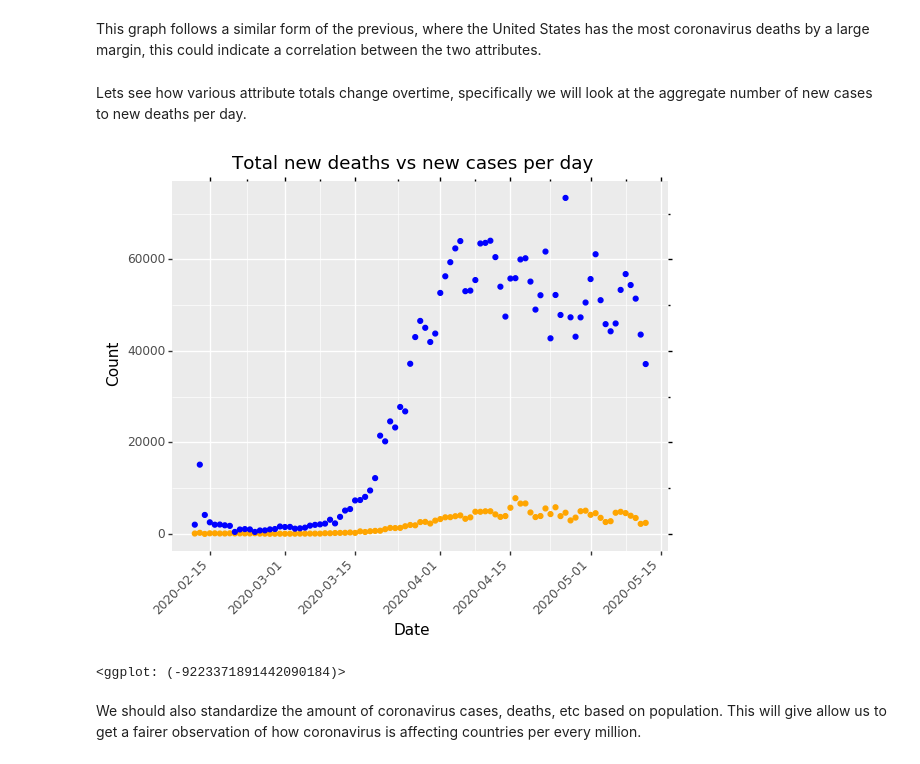
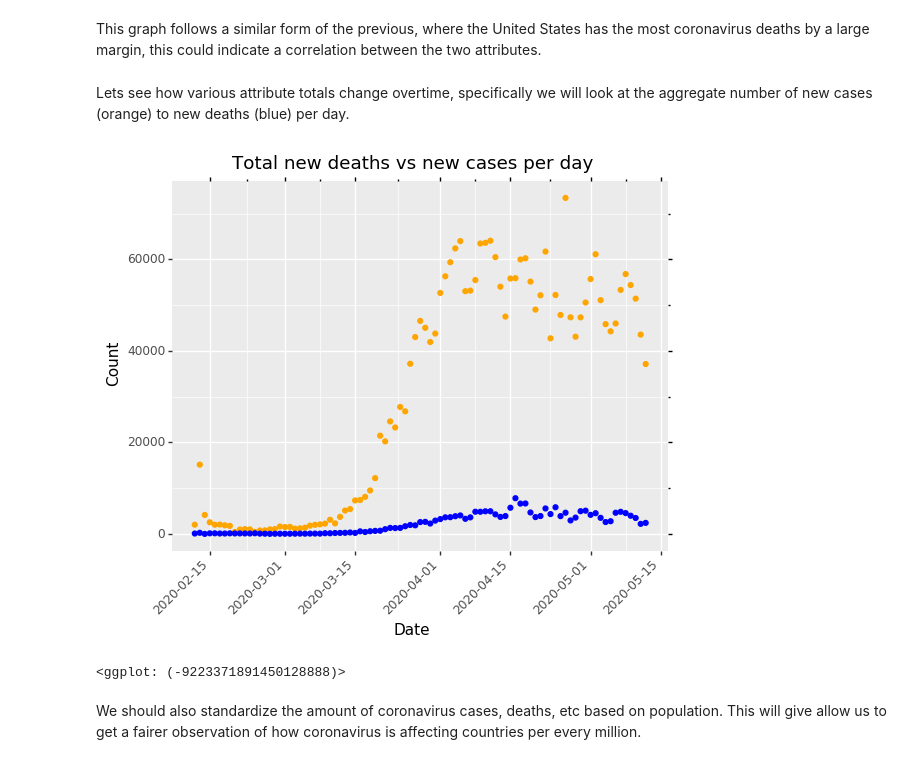
Before and after one commit to TEthanT/TEthanT.github.io, a Jupyter notebook: FinalProject.ipynb, the cells around one changed output. Cells and saved outputs as stored; diff of their text form; code cells hidden in the pictures.

Commit message:
fixed graph 3

```diff
--- a/FinalProject.ipynb
+++ b/FinalProject.ipynb
@@ -142,29 +142,29 @@ qdf.loc[qdf.location == 'Saudi Arabia', 'continent'] = "Middle East"
 # %% [markdown]
 This graph follows a similar form of the previous, where the United States has the most coronavirus deaths by a large margin, this could indicate a correlation between the two attributes.
 # %% [markdown]
-Lets see how various attribute totals change overtime, specifically we will look at the aggregate number of new cases to new deaths per day.
+Lets see how various attribute totals change overtime, specifically we will look at the aggregate number of new cases (orange) to new deaths (blue) per day.
 # %%
 plt.style.use('classic')
 df_news = qdf.groupby(['location', 'date'], as_index = False).aggregate(
     {'total_cases':np.sum,'new_cases':np.sum,
      'total_deaths':np.sum, 'new_deaths':np.sum})
 total_daily_cases = df_news.groupby('date')['new_cases'].sum()
 total_daily_deaths = df_news.groupby('date')['new_deaths'].sum()
 
 agg_df = pd.concat([total_daily_cases, total_daily_deaths], axis = 1, ignore_index = True, levels = 0)
-agg_df.columns = {'Total_new_cases', 'Total_new_deaths'}
+agg_df.columns = {'Total_new_deaths', 'Total_new_cases'}
 agg_df
 plot = (ggplot(agg_df.reset_index(), aes(x = 'date'))
     + geom_point(aes(y = 'Total_new_cases'), color = 'orange', show_legend=True)
     + geom_point(aes(y = 'Total_new_deaths'), color = 'blue', show_legend=True)
     +  labs(title = "Total new deaths vs new cases per day",
           x="Date",
           y="Count")
     + theme(axis_text_x = element_text(angle = 45, hjust = 1)) )
 plot
 # %% [output]
-[figure, old version]
+[figure, new version]
-<ggplot: (-9223371891442090184)>
+<ggplot: (-9223371891450128888)>
 # %% [markdown]
 We should also standardize the amount of coronavirus cases, deaths, etc based on population. This will give allow us to get a fairer observation of how coronavirus is affecting countries per every million.
 # %%
```
Also changed, not shown: parts of 5 cells of this notebook.
